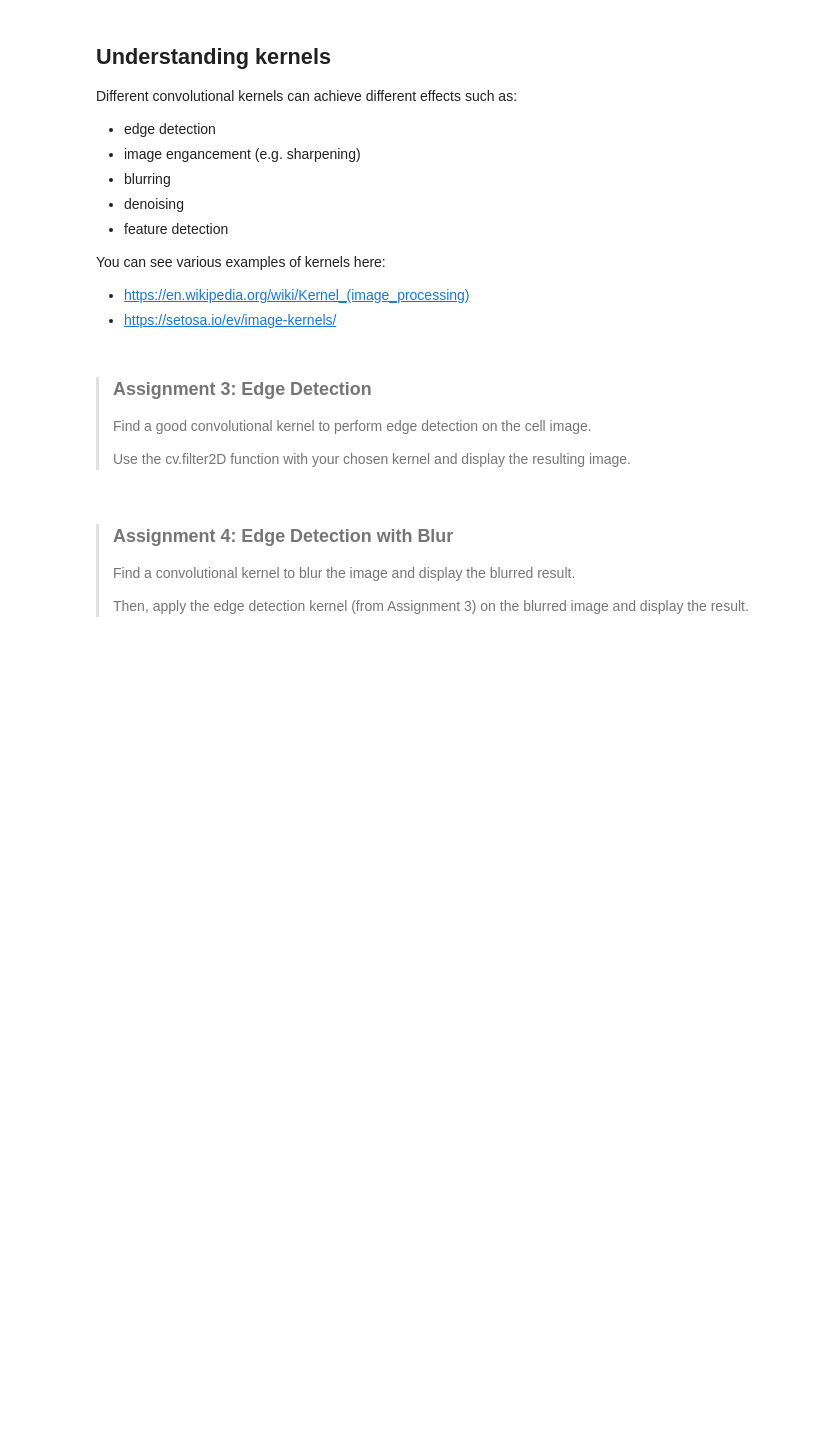
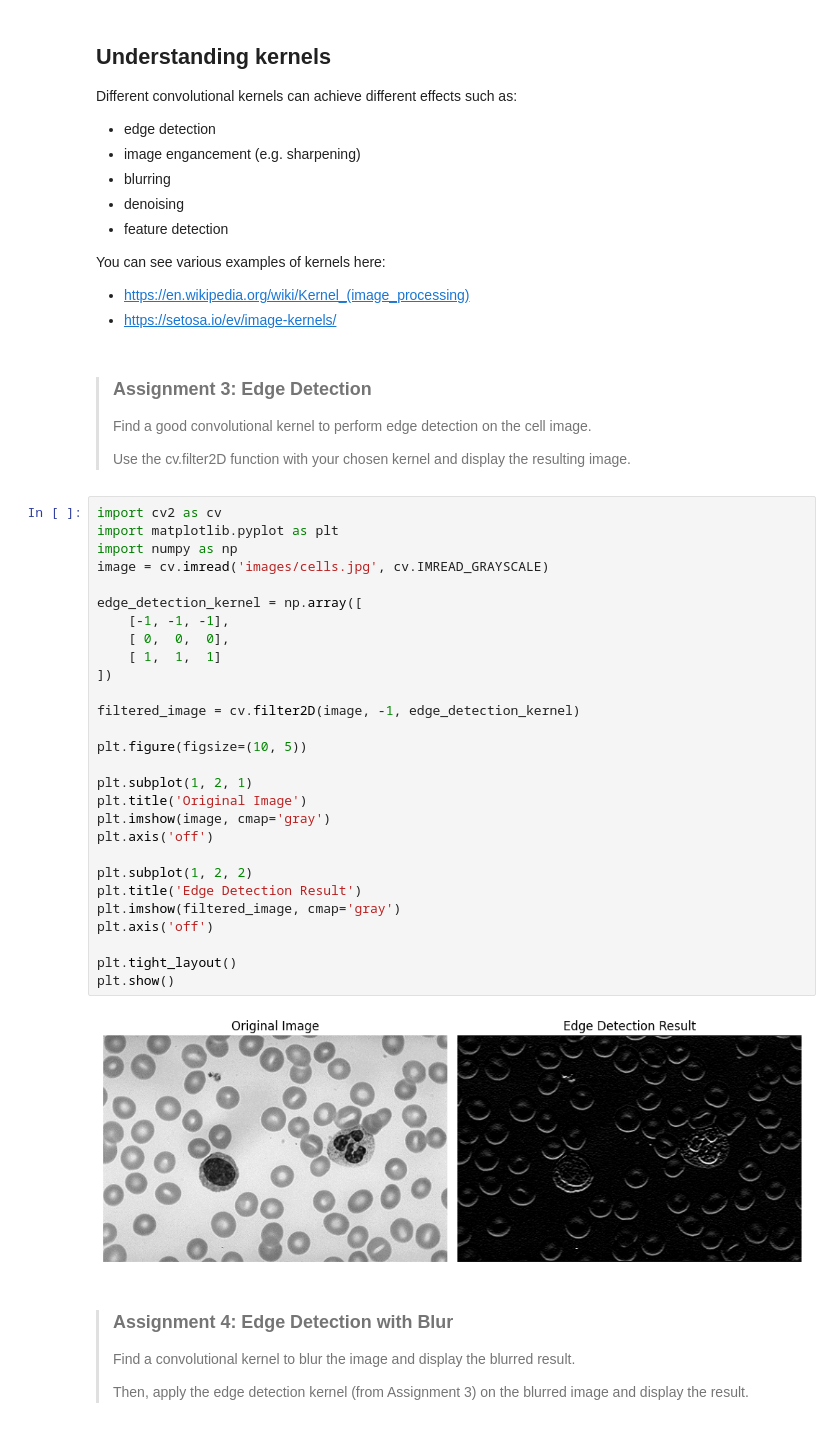
Before and after one commit to slavenaleric/lab5, a Jupyter notebook: lab5.ipynb, the cells around one changed output. Cells and saved outputs as stored; diff of their text form; blank space fills up the shorter version.

```diff
--- a/lab5.ipynb
+++ b/lab5.ipynb
@@ -215,6 +238,36 @@ You can see various examples of kernels here:
 > Find a good convolutional kernel to perform edge detection on the cell image.
 >
 > Use the cv.filter2D function with your chosen kernel and display the resulting image.
+# %%
+import cv2 as cv
+import matplotlib.pyplot as plt
+import numpy as np
+image = cv.imread('images/cells.jpg', cv.IMREAD_GRAYSCALE)
+
+edge_detection_kernel = np.array([
+    [-1, -1, -1],
+    [ 0,  0,  0],
+    [ 1,  1,  1]
+])
+
+filtered_image = cv.filter2D(image, -1, edge_detection_kernel)
+
+plt.figure(figsize=(10, 5))
+
+plt.subplot(1, 2, 1)
+plt.title('Original Image')
+plt.imshow(image, cmap='gray')
+plt.axis('off')
+
+plt.subplot(1, 2, 2)
+plt.title('Edge Detection Result')
+plt.imshow(filtered_image, cmap='gray')
+plt.axis('off')
+
+plt.tight_layout()
+plt.show()
+# %% [output]
+[figure, added]
 # %% [markdown]
 > ### Assignment 4: Edge Detection with Blur
 >
```
Also changed, not shown: parts of 12 cells of this notebook.
